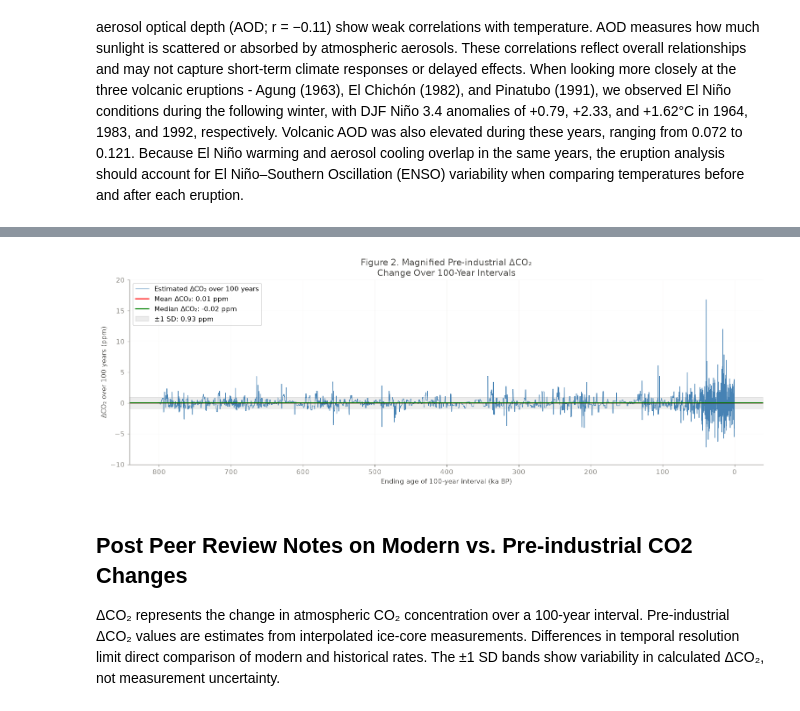
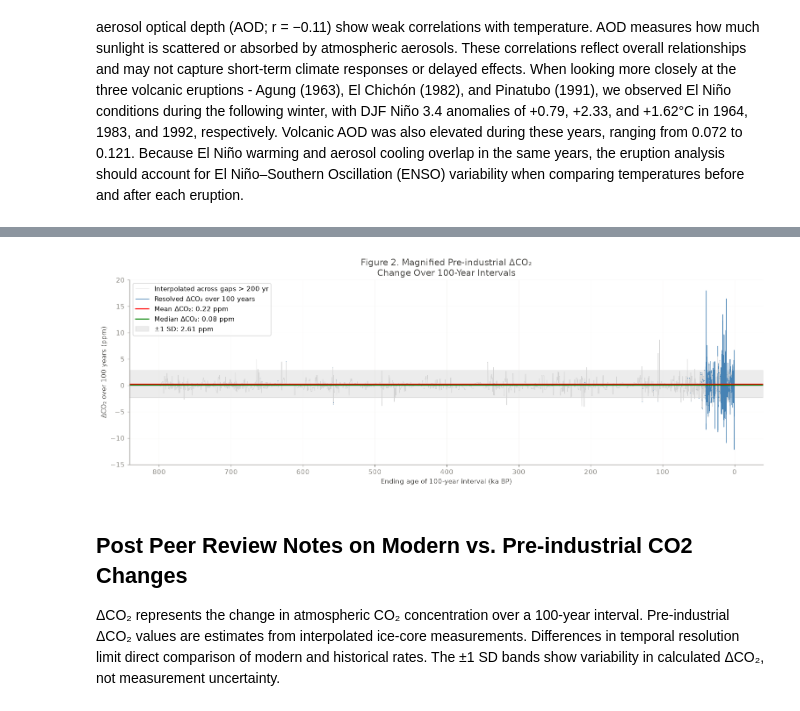
Before and after one commit to akelleyteng/geol557f26, a Jupyter notebook: notebook/GEOL557_wrangling.ipynb, the cells around one changed output, grey strips where cells are left out. Saved outputs shown, nothing was run; the diff lists cells and outputs as text; code cells hidden in the pictures.

```diff
--- a/notebook/GEOL557_wrangling.ipynb
+++ b/notebook/GEOL557_wrangling.ipynb
@@ -1037,42 +1037,57 @@ print(
     f"{paleo_age_spacing.median():.2f} years"
 )
 
-# Estimate non-overlapping 100-year changes.
-# Ensure all intervals remain within the original data range.
+# Estimate overlapping 100-year changes, one window per year,
+# the same way as the annual modern record below. With
+# non-overlapping windows the maximum depended on where the
+# first window started (9.6 to 16.9 ppm across offsets).
+
+STEP_YEARS = 1
+
+# A window is "resolved" when the samples bracketing it are at
+# most 200 years apart. Elsewhere, both ends are interpolated
+# along a straight line between samples that can be ~900 years
+# apart, which flattens any 100-year change toward zero.
+
+MAX_BRACKET_YEARS = 2 * INTERVAL_YEARS
+
+paleo_ages = paleo["age_bp"].to_numpy()
+paleo_co2 = paleo["co2_ppm"].to_numpy()
 
 start_ages = np.arange(
-    paleo["age_bp"].min(),
-    paleo["age_bp"].max(),
-    INTERVAL_YEARS
+    paleo_ages.min(),
+    paleo_ages.max() - INTERVAL_YEARS + STEP_YEARS,
+    STEP_YEARS
 )
 
 start_ages = start_ages[
-    start_ages + INTERVAL_YEARS <= paleo["age_bp"].max()
+    start_ages + INTERVAL_YEARS <= paleo_ages.max()
 ]
 
 if len(start_ages) == 0:
     raise ValueError("No complete pre-industrial 100-year intervals.")
 
-# Interpolate CO2 at the younger end of each interval.
+# Interpolate CO2 at the younger and older end of each interval.
+# Positive changes mean CO2 increased toward the present.
 
-co2_younger = np.interp(
-    start_ages,
-    paleo["age_bp"],
-    paleo["co2_ppm"]
+co2_younger = np.interp(start_ages, paleo_ages, paleo_co2)
+co2_older = np.interp(start_ages + INTERVAL_YEARS, paleo_ages, paleo_co2)
+paleo_change_all = co2_younger - co2_older
+
+# Nearest sample at or younger than the window start,
+# and nearest sample at or older than the window end.
+
+younger_sample = np.searchsorted(paleo_ages, start_ages, side="right") - 1
+older_sample = np.searchsorted(
+    paleo_ages, start_ages + INTERVAL_YEARS, side="left"
 )
+bracket_span = paleo_ages[older_sample] - paleo_ages[younger_sample]
+is_resolved = bracket_span <= MAX_BRACKET_YEARS
 
-# Interpolate CO2 at the older end of each interval.
+# Statistics and the blue line in the figures use resolved
+# windows only; unresolved windows become NaN.
 
-co2_older = np.interp(
-    start_ages + INTERVAL_YEARS,
-    paleo["age_bp"],
-    paleo["co2_ppm"]
-)
-
-# Positive values indicate that CO2 increased
-# toward the present.
-
-paleo_change = co2_younger - co2_older
+paleo_change = np.where(is_resolved, paleo_change_all, np.nan)
 
 # Ending age of each interval in thousands
 # of years before present.
@@ -1080,8 +1095,15 @@ paleo_change = co2_younger - co2_older
 paleo_end_ka = start_ages / 1000
 
 print(
-    f"Estimated non-overlapping 100-year intervals: "
-    f"{len(paleo_change):,}"
+    f"Overlapping 100-year windows ({STEP_YEARS}-yr step): "
+    f"{len(start_ages):,}"
+)
+
+print(
+    f"Resolved windows (bracketing samples <= "
+    f"{MAX_BRACKET_YEARS} yr apart): {is_resolved.sum():,} "
+    f"({is_resolved.mean():.1%}), about "
+    f"{is_resolved.sum() * STEP_YEARS / 1000:,.0f} kyr of record"
 )
 
 
@@ -1164,7 +1186,7 @@ paleo_stats = calculate_stats(paleo_values)
 modern_stats = calculate_stats(modern_values)
 
 summary = pd.DataFrame({
-    "Pre-industrial": paleo_stats,
+    "Pre-industrial (resolved)": paleo_stats,
     "Modern": modern_stats
 })
 
@@ -1172,6 +1194,10 @@ print("\nATMOSPHERIC ΔCO2 OVER 100-YEAR INTERVALS")
 
 print("\nDescriptive Statistics:")
 print("Units: ppm per 100-year interval, except count")
+print(
+    "Counts are overlapping windows at a 1-year step, "
+    "so neighbouring windows are not independent."
+)
 
 display(summary.round(2))
 
@@ -1353,10 +1379,18 @@ fig1, (ax1, ax2) = plt.subplots(
 
 ax1.plot(
     paleo_end_ka,
+    paleo_change_all,
+    color="lightgray",
+    linewidth=0.6,
+    label=f"Interpolated across gaps > {MAX_BRACKET_YEARS} yr"
+)
+
+ax1.plot(
+    paleo_end_ka,
     paleo_change,
     color="steelblue",
     linewidth=0.8,
-    label="Estimated ΔCO₂ over 100 years"
+    label="Resolved ΔCO₂ over 100 years"
 )
 
 add_stats(ax1, paleo_stats)
@@ -1460,17 +1494,25 @@ fig2, ax3 = plt.subplots(
 
 ax3.plot(
     paleo_end_ka,
+    paleo_change_all,
+    color="lightgray",
+    linewidth=0.6,
+    label=f"Interpolated across gaps > {MAX_BRACKET_YEARS} yr"
+)
+
+ax3.plot(
+    paleo_end_ka,
     paleo_change,
     color="steelblue",
     linewidth=0.8,
-    label="Estimated ΔCO₂ over 100 years"
+    label="Resolved ΔCO₂ over 100 years"
 )
 
 add_stats(ax3, paleo_stats)
 
 # Magnified y-axis to show smaller historical changes.
 
-ax3.set_ylim(-10, 20)
+ax3.set_ylim(-15, 20)
 
 ax3.invert_xaxis()
 
@@ -1541,4 +1583,4 @@ Modern modal range (10-ppm bins): 30.0 to 40.0 ppm
-[figure, old version]
+[figure, new version]
 # %% [markdown]
 Post Peer Review
 Notes on Modern vs. Pre-industrial CO2 Changes
```
Also changed, not shown: parts of 7 cells of this notebook, 1 other file.
